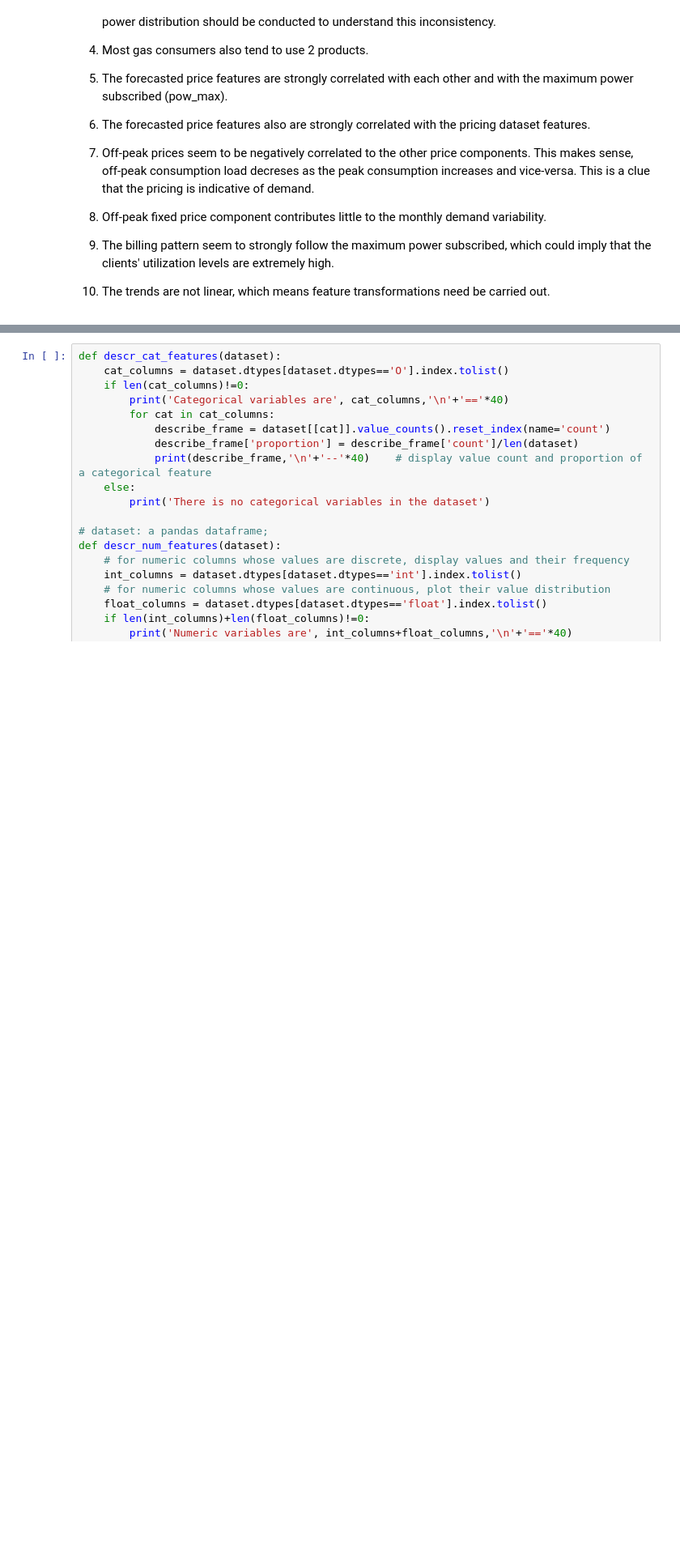
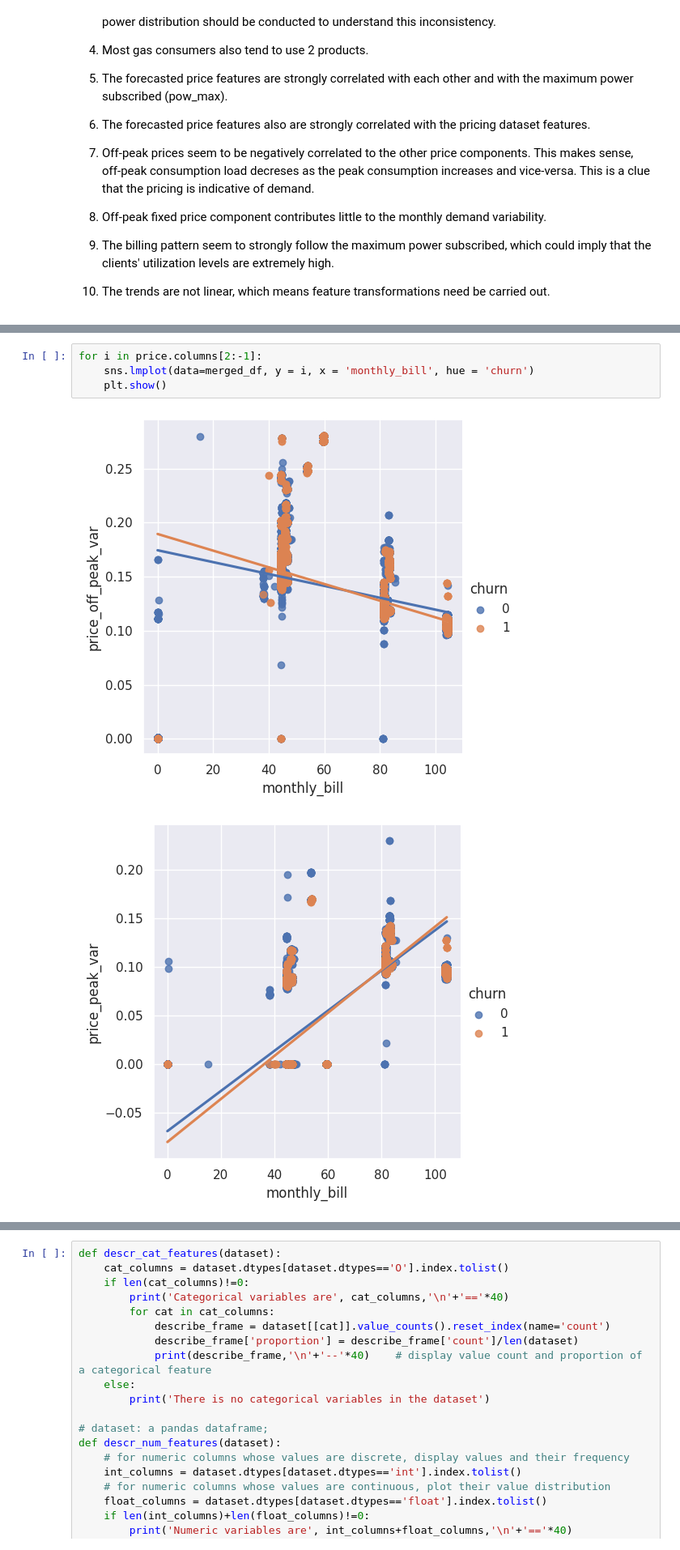
Before and after one commit to hantablack9/BCG-Forage-PowerCo-customer-churn, a Jupyter notebook: 2-eda-bcg-powerco-churn-problem.ipynb, the cells around one changed output, grey strips where cells are left out. Shown at 81% size. Saved outputs shown, nothing was run; the diff lists cells and outputs as text; blank space fills up the shorter version.

```diff
--- a/2-eda-bcg-powerco-churn-problem.ipynb
+++ b/2-eda-bcg-powerco-churn-problem.ipynb
@@ -504,0 +553,7 @@ Now let's define a function to explore categorical features
+# %%
+for i in price.columns[2:-1]:
+    sns.lmplot(data=merged_df, y = i, x = 'monthly_bill', hue = 'churn')
+    plt.show()
+# %% [output]
+[figure, added]
+[figure, added]
```
Also changed, not shown: parts of 21 cells of this notebook.
